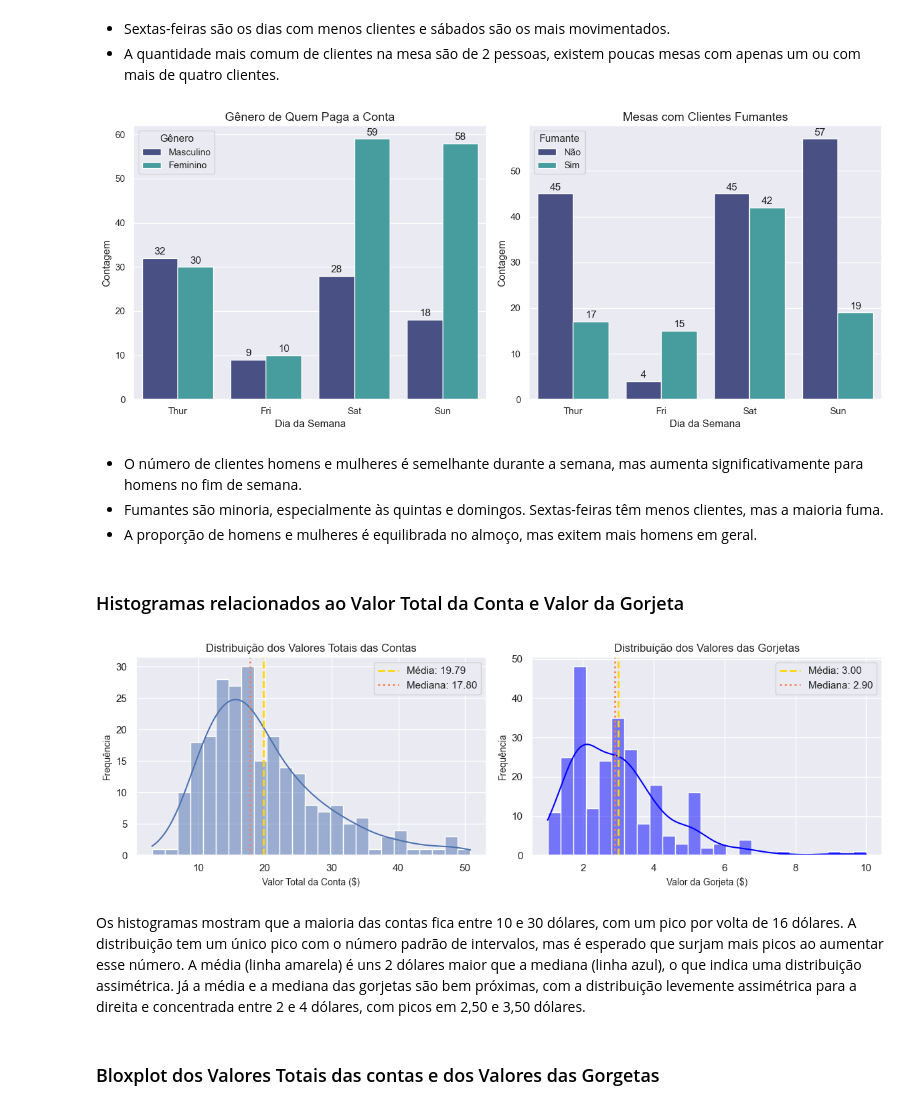
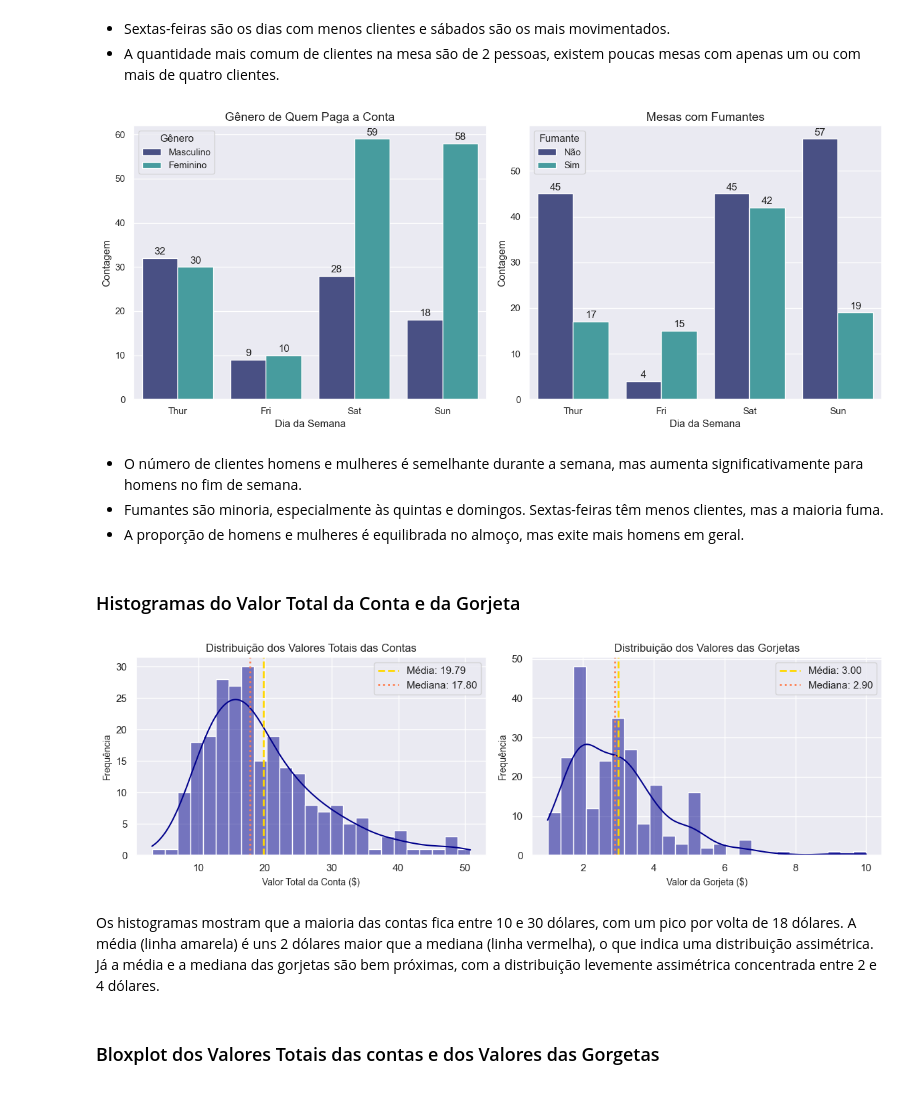
Before and after one commit to felinjob/Analise_Dataset_Gorjetas, a Jupyter notebook: notebooks/01-exploratory_data_analysis.ipynb, the cells around one changed output. Drawn from its saved outputs; the diff is of its cells as text; code cells hidden in the pictures.

```diff
--- a/notebooks/01-exploratory_data_analysis.ipynb
+++ b/notebooks/01-exploratory_data_analysis.ipynb
@@ -61,7 +63,10 @@ import pandas as pd
 import numpy as np
 import matplotlib.pyplot as plt
 import seaborn as sns
+import warnings
 
+warnings.filterwarnings("ignore")
+sns.set(style="darkgrid", palette="mako")
 np.set_printoptions(precision=4, threshold=5, suppress=True)
 pd.options.display.max_rows=8
 # %% [markdown]
@@ -227,29 +229,23 @@ ordem_dias=["Thur", "Fri", "Sat","Sun"] # a ordem a ser mostrada nos plots
 # %%
-sns.set(style="darkgrid", palette="muted")
-
 fig, axes = plt.subplots(1, 2, figsize=(14, 6))
 
-sns.countplot(x="day", hue="size", data=df, ax=axes[1], order=ordem_dias,
-              palette="mako")  # Paleta mais clara e variada
+sns.countplot(x="day", hue="size", data=df, ax=axes[1], order=ordem_dia, palette="mako")
 axes[1].set_title("Mesas Servidas por Dia e Número de Clientes", fontsize=14)
 axes[1].set_xlabel("Dia da Semana", fontsize=12)
 axes[1].set_ylabel("Contagem", fontsize=12)
-axes[1].legend(title="Número de Clientes", bbox_to_anchor=(1.05, 1), loc='upper left')
+axes[1].legend(title="Número de Clientes", bbox_to_anchor=(1.05, 1))
 
-sns.countplot(x="day", hue="time", data=df, ax=axes[0], order=ordem_dias,
-              palette="mako")
+sns.countplot(x="day", hue="time", data=df, ax=axes[0], order=ordem_dia, palette="mako")
 axes[0].set_title("Número de Mesas Servidas por Dia e Período", fontsize=14)
 axes[0].set_xlabel("Dia da Semana", fontsize=12)
 axes[0].set_ylabel("Contagem", fontsize=12)
 axes[0].legend(title="Período", labels=["Almoço", "Jantar"])
+
 
 for container in axes[1].containers:
     axes[1].bar_label(container, fmt='%.0f', padding=2)
 for container in axes[0].containers:
     axes[0].bar_label(container, fmt='%.0f', padding=2)
 
-
-plt.tight_layout()
-
 plt.show()
 # %% [output]
@@ -258,8 +254,6 @@ plt.show()
 * Sextas-feiras são os dias com menos clientes e sábados são os mais movimentados.
 * A quantidade mais comum de clientes na mesa são de 2 pessoas, existem poucas mesas com apenas um ou com mais de quatro clientes.
 # %%
-sns.set(style="darkgrid")
-
 fig, axes = plt.subplots(1, 2, figsize=(13, 5.5))
 
 sns.countplot(x="day", hue="sex", data=df, ax=axes[0],
@@ -271,7 +265,7 @@ axes[0].legend(title="Gênero", labels=["Masculino", "Feminino"])
 
 sns.countplot(x="day", hue="smoker", data=df, ax=axes[1],
               order=ordem_dia, palette="mako")
-axes[1].set_title("Mesas com Clientes Fumantes", fontsize=14)
+axes[1].set_title("Mesas com Fumantes", fontsize=14)
 axes[1].set_xlabel("Dia da Semana", fontsize=12)
 axes[1].set_ylabel("Contagem", fontsize=12)
 axes[1].legend(title="Fumante", labels=["Não", "Sim"], loc="upper left")
@@ -284,42 +278,39 @@ for container in axes[1].containers:
 plt.tight_layout()
 plt.show()
 # %% [output]
-[figure, old version]
+[figure, new version]
 # %% [markdown]
 * O número de clientes homens e mulheres é semelhante durante a semana, mas aumenta significativamente para homens no fim de semana.
 * Fumantes são minoria, especialmente às quintas e domingos. Sextas-feiras têm menos clientes, mas a maioria fuma.
-* A proporção de homens e mulheres é equilibrada no almoço, mas exitem mais homens em geral.
+* A proporção de homens e mulheres é equilibrada no almoço, mas exite mais homens em geral.
 # %% [markdown]
-### Histogramas relacionados ao Valor Total da Conta e Valor da Gorjeta
+### Histogramas do Valor Total da Conta e da Gorjeta
 # %%
-sns.set(style="darkgrid")
-
-# Criar subplots 1x2
 fig, axes = plt.subplots(1, 2, figsize=(12, 4))
 
-sns.histplot(df['total_bill'], kde=True, ax=axes[0], palette="mako", bins=25)
+sns.histplot(df['total_bill'], kde=True, ax=axes[0], color="darkblue", bins=25)
 axes[0].axvline(df['total_bill'].mean(), color='gold', linewidth=2, linestyle="--", label=f"Média: {df['total_bill'].mean():.2f}")
-axes[0].axvline(df['total_bill'].median(), color='coral', linewidth=2, linestyle=":", label=f"Mediana: {df['total_bill'].median():.2f}")  # Cor da mediana alterada
-axes[0].set_title("Distribuição dos Valores Totais das Contas", fontsize=12)  # Título mais descritivo
+axes[0].axvline(df['total_bill'].median(), color='coral', linewidth=2, linestyle=":", label=f"Mediana: {df['total_bill'].median():.2f}")
+axes[0].set_title("Distribuição dos Valores Totais das Contas", fontsize=12)
 axes[0].set_xlabel("Valor Total da Conta ($)", fontsize=10)
 axes[0].set_ylabel("Frequência", fontsize=10)
 axes[0].legend()
 
 
-sns.histplot(df['tip'], kde=True, ax=axes[1], color="blue", bins=25)  # Cor alterada para verde claro
+sns.histplot(df['tip'], kde=True, ax=axes[1], color="darkblue", bins=25)
 axes[1].axvline(df['tip'].mean(), color='gold', linewidth=2, linestyle="--", label=f"Média: {df['tip'].mean():.2f}")
-axes[1].axvline(df['tip'].median(), color='coral', linewidth=2, linestyle=":", label=f"Mediana: {df['tip'].median():.2f}")  # Cor da mediana alterada
-axes[1].set_title("Distribuição dos Valores das Gorjetas", fontsize=12)  # Título mais descritivo
+axes[1].axvline(df['tip'].median(), color='coral', linewidth=2, linestyle=":", label=f"Mediana: {df['tip'].median():.2f}")
+axes[1].set_title("Distribuição dos Valores das Gorjetas", fontsize=12)
 axes[1].set_xlabel("Valor da Gorjeta ($)", fontsize=10)
 axes[1].set_ylabel("Frequência", fontsize=10)
 axes[1].legend()
 
 plt.tight_layout()
 plt.show()
 # %% [output]
-[figure, old version]
+[figure, new version]
 # %% [markdown]
-Os histogramas mostram que a maioria das contas fica entre 10 e 30 dólares, com um pico por volta de 16 dólares. A distribuição tem um único pico com o número padrão de intervalos, mas é esperado que surjam mais picos ao aumentar esse número. A média (linha amarela) é uns 2 dólares maior que a mediana (linha azul), o que indica uma distribuição assimétrica. Já a média e a mediana das gorjetas são bem próximas, com a distribuição levemente assimétrica para a direita e concentrada entre 2 e 4 dólares, com picos em 2,50 e 3,50 dólares.
+Os histogramas mostram que a maioria das contas fica entre 10 e 30 dólares, com um pico por volta de 18 dólares. A média (linha amarela) é uns 2 dólares maior que a mediana (linha vermelha), o que indica uma distribuição assimétrica. Já a média e a mediana das gorjetas são bem próximas, com a distribuição levemente assimétrica concentrada entre 2 e 4 dólares.
 # %% [markdown]
 ### Bloxplot dos Valores Totais das contas e dos Valores das Gorgetas
 # %%
```
Also changed, not shown: parts of 56 cells of this notebook.
